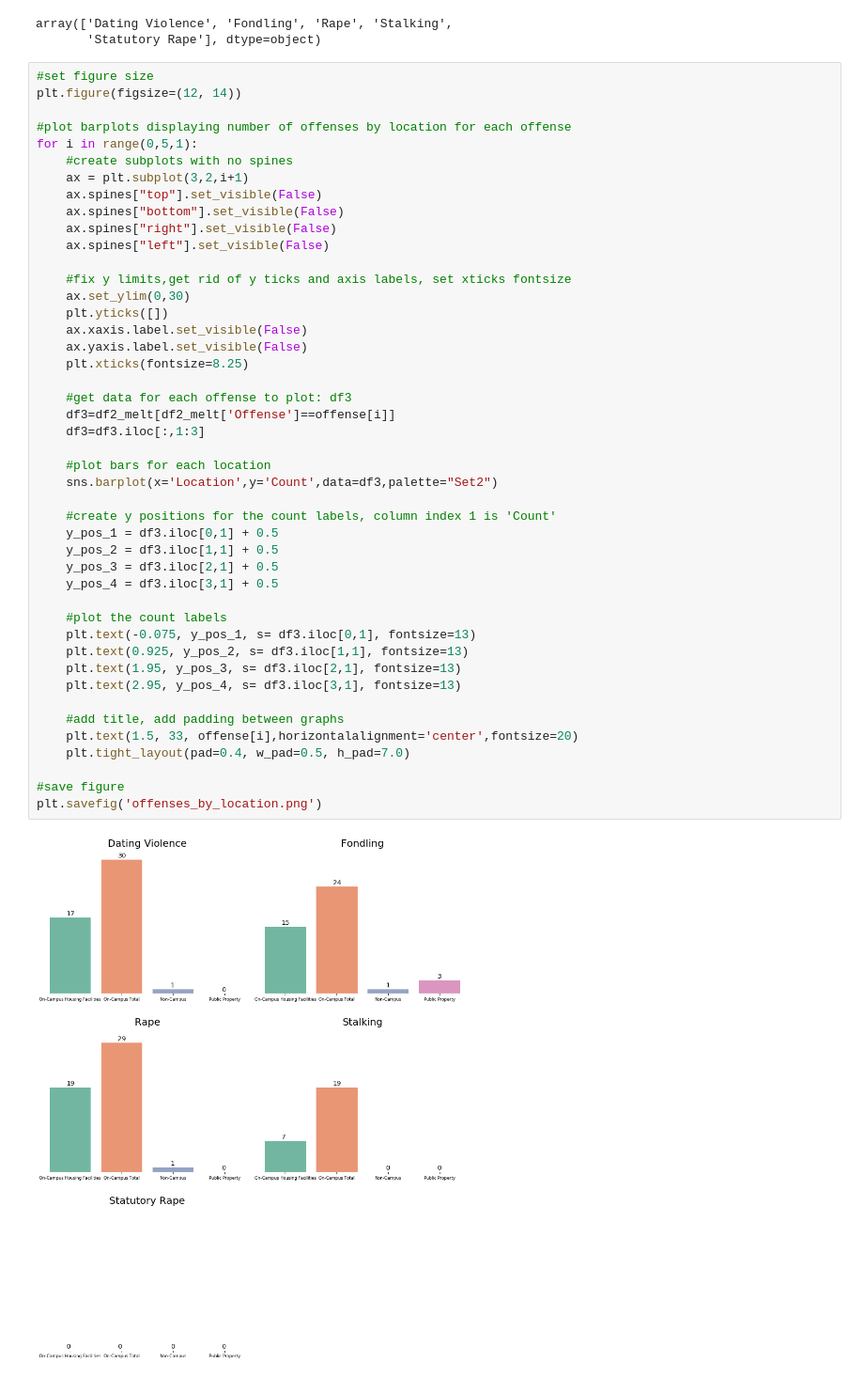
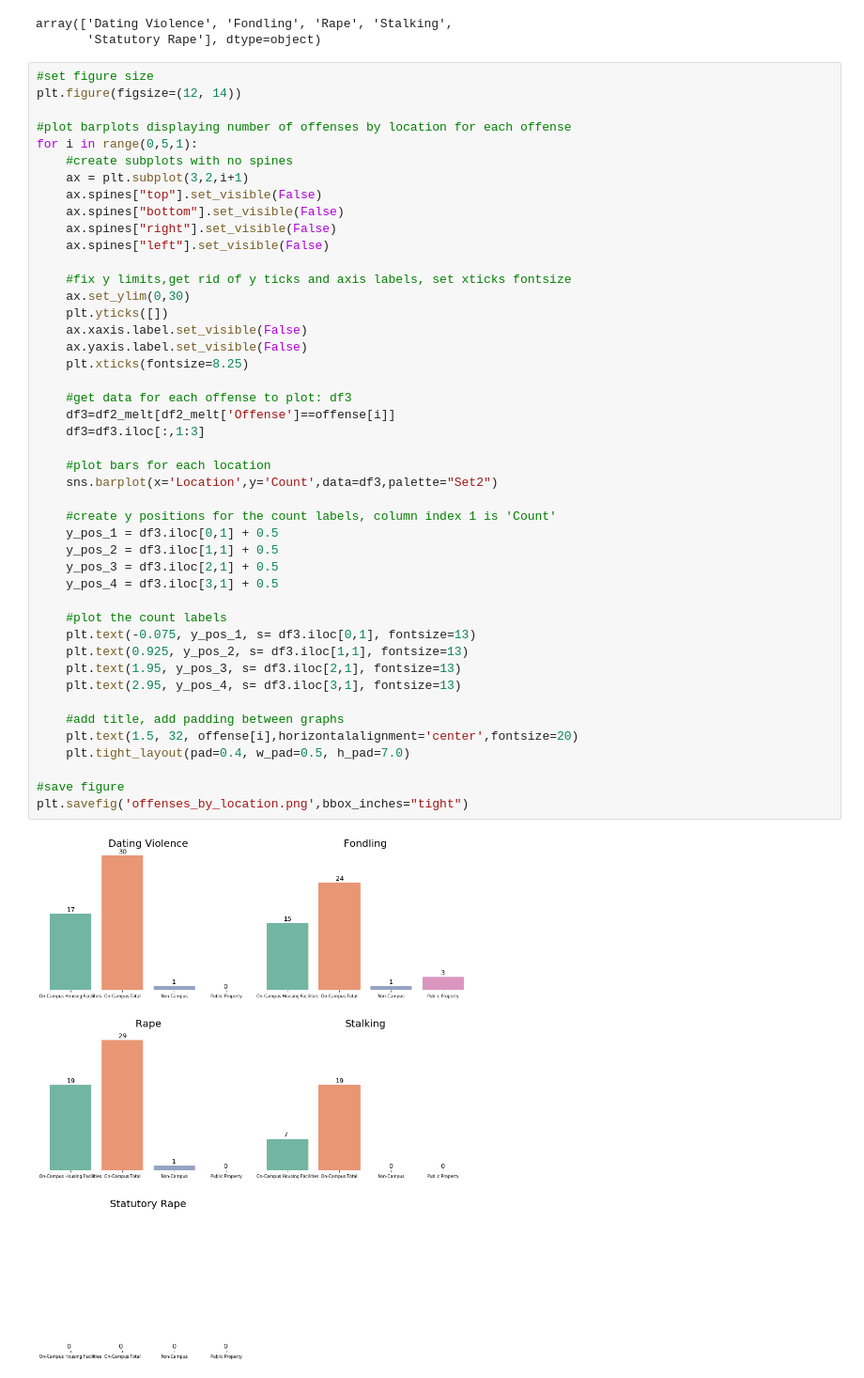
Before and after one commit to dataViz-UCSDGuardian/Sexual-Assault, a Jupyter notebook: Sexual Assault.ipynb, the cells around one changed output. Shown: that part at 94% size. Cells and saved outputs as stored; diff of their text form.

```diff
--- a/Sexual Assault.ipynb
+++ b/Sexual Assault.ipynb
@@ -124,33 +124,33 @@ for i in range(0,5,1):
     ax.set_ylim(0,30)
     plt.yticks([])
     ax.xaxis.label.set_visible(False)
     ax.yaxis.label.set_visible(False)
     plt.xticks(fontsize=8.25)
 
     #get data for each offense to plot: df3
     df3=df2_melt[df2_melt['Offense']==offense[i]]
     df3=df3.iloc[:,1:3]
 
     #plot bars for each location
     sns.barplot(x='Location',y='Count',data=df3,palette="Set2")
 
     #create y positions for the count labels, column index 1 is 'Count'
     y_pos_1 = df3.iloc[0,1] + 0.5
     y_pos_2 = df3.iloc[1,1] + 0.5
     y_pos_3 = df3.iloc[2,1] + 0.5
     y_pos_4 = df3.iloc[3,1] + 0.5
 
     #plot the count labels
     plt.text(-0.075, y_pos_1, s= df3.iloc[0,1], fontsize=13)
     plt.text(0.925, y_pos_2, s= df3.iloc[1,1], fontsize=13)
     plt.text(1.95, y_pos_3, s= df3.iloc[2,1], fontsize=13)
     plt.text(2.95, y_pos_4, s= df3.iloc[3,1], fontsize=13)
 
     #add title, add padding between graphs
-    plt.text(1.5, 33, offense[i],horizontalalignment='center',fontsize=20)
+    plt.text(1.5, 32, offense[i],horizontalalignment='center',fontsize=20)
     plt.tight_layout(pad=0.4, w_pad=0.5, h_pad=7.0)
 
 #save figure
-plt.savefig('offenses_by_location.png')
+plt.savefig('offenses_by_location.png',bbox_inches="tight")
 # %% [output]
-[figure, old version]
+[figure, new version]
```
Also changed, not shown: 1 other file.
